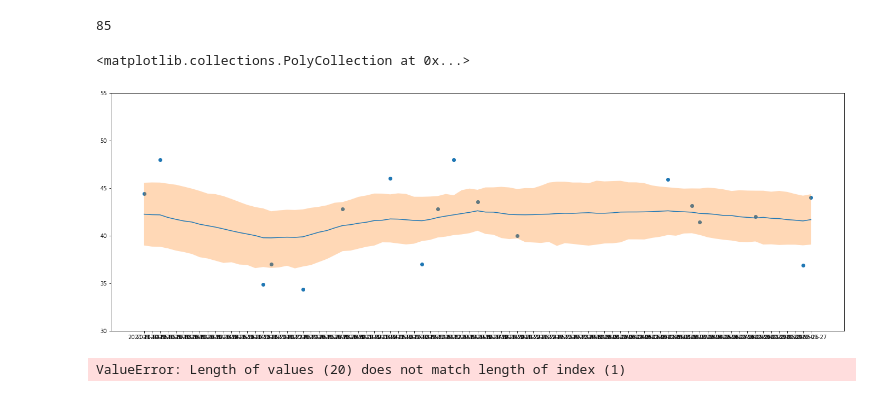
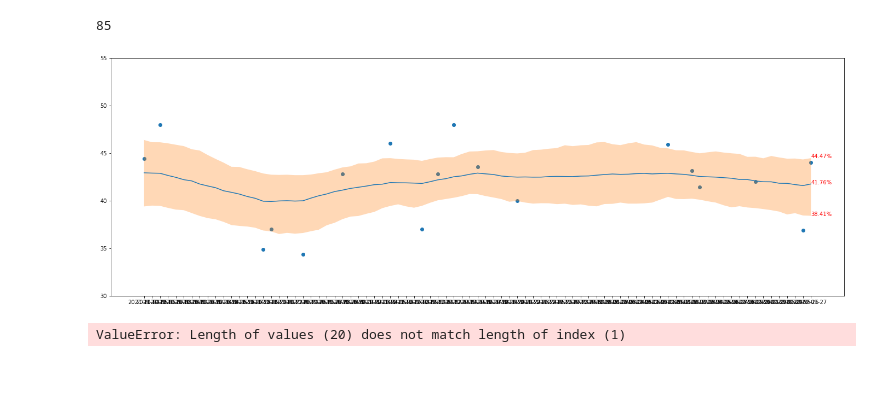
Before and after one commit to xboard/fastpages-blog, a Jupyter notebook: _notebooks/2022-01-07-brazils-2022-presidential-elections-polls-analysis-part1.ipynb, the cells around one changed output. Cells and saved outputs as stored; diff of their text form; code cells hidden in the pictures.

```diff
--- a/_notebooks/2022-01-07-brazils-2022-presidential-elections-polls-analysis-part1.ipynb
+++ b/_notebooks/2022-01-07-brazils-2022-presidential-elections-polls-analysis-part1.ipynb
@@ -899,23 +930,25 @@ for d in range(n_days):
 # %%
 qs = np.quantile(trace.posterior.grw.mean(axis=0), q=[0.025, 0.5, 0.975], axis=0)
 # print(qs[0].shape)
 pdv = poll_day.values
 df_rand_walk = pd.DataFrame({'data_pesquisa': df.data_pesquisa, 'LULA': 100.0 * df.LULA/df.TOTAL, 'LB': qs[0][pdv], 'M':qs[1][pdv], 'UB':qs[2][pdv]})
 # print(df_rand_walk)
 table_rw = df_rand_walk.groupby('data_pesquisa').mean().reset_index(col_level=1).copy()
 table_rw.columns = table_rw.columns.to_flat_index()
 # print(table_rw)
 
 plt.figure(figsize=(24,8))
 plt.ylim(30, 55)
 ph = np.zeros(n_days) * np.nan
 ph[poll_day.values] = df_rand_walk.LULA
 plt.scatter(datas, ph)
 plt.plot(datas, qs[1])
 plt.fill_between(x=datas, y1=qs[0], y2=qs[2], alpha=0.3)
+plt.text(datas[-1], qs[0][-1], f'{qs[0][-1]:.2f}%', color='red');
+plt.text(datas[-1], qs[1][-1], f'{qs[1][-1]:.2f}%', color='red');
+plt.text(datas[-1], qs[2][-1], f'{qs[2][-1]:.2f}%', color='red');
 # %% [output]
-<matplotlib.collections.PolyCollection at 0x...>
-[figure, old version]
+[figure, new version]
 # %%
 df_results_weekly['LULA'] = df.LULA.values
 df_results_weekly['DEMAIS'] = df.OUTROS.values
```
Also changed, not shown: parts of 3 cells of this notebook.
